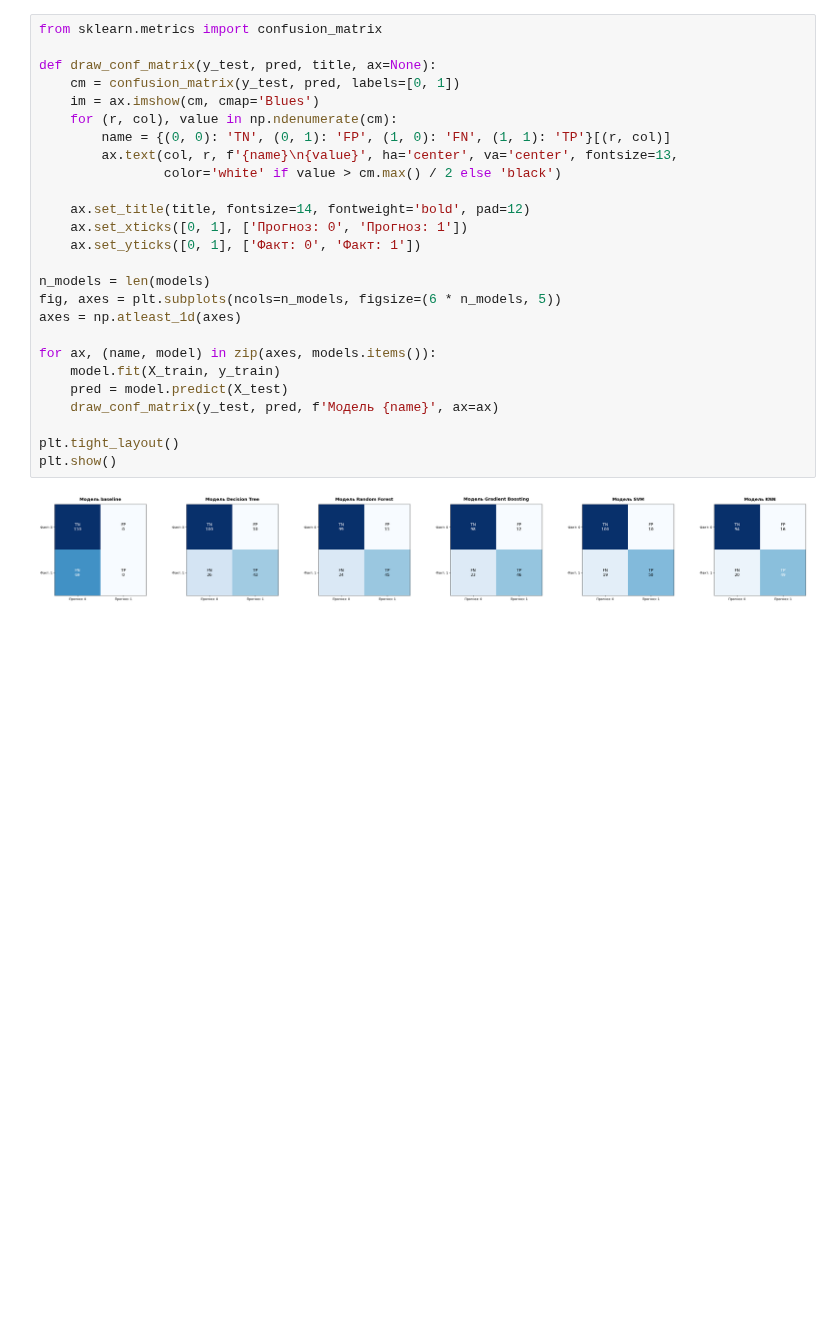
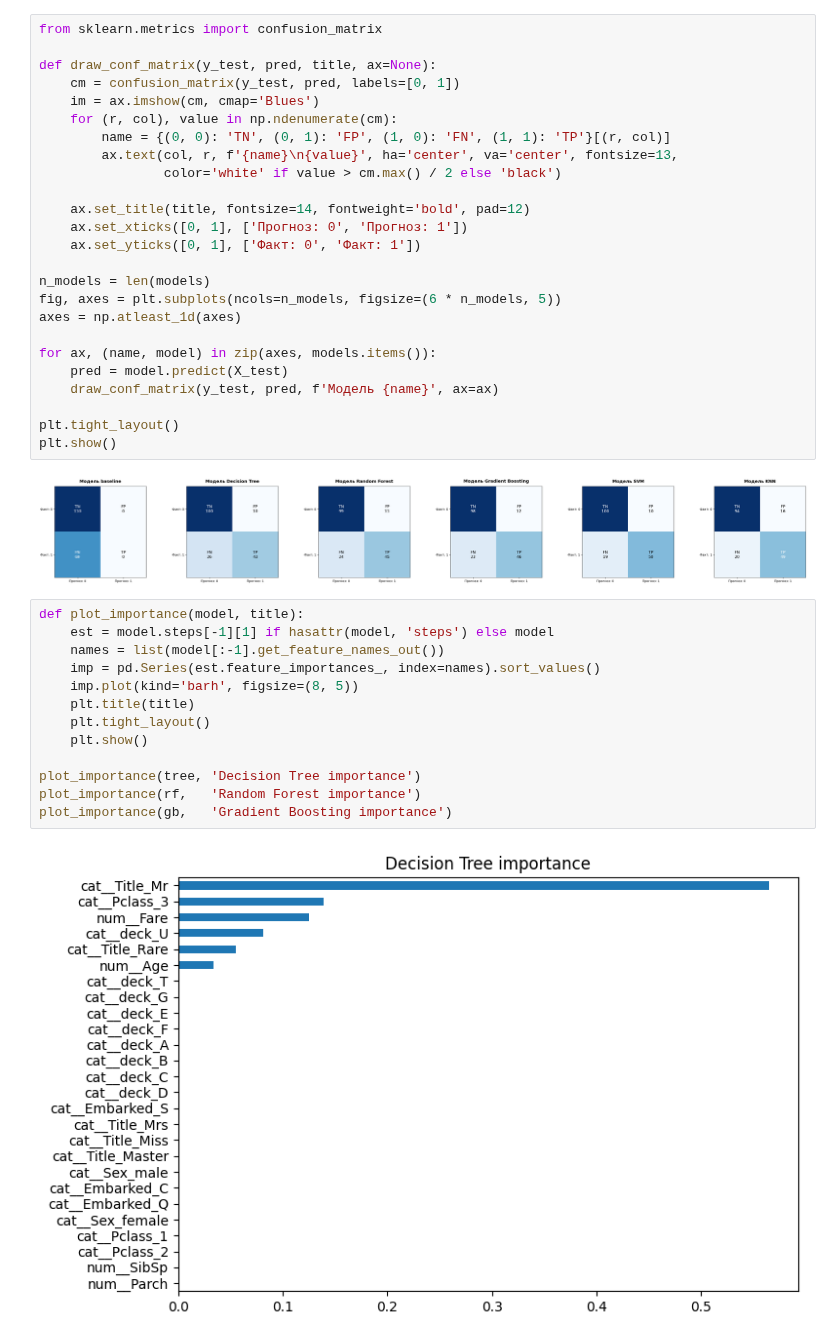
Before and after one commit to geori0/ml_labs, a Jupyter notebook: classification/lab02.ipynb, the cells around one changed output. Cells and saved outputs as stored; diff of their text form; blank space fills up the shorter version.

```diff
--- a/classification/lab02.ipynb
+++ b/classification/lab02.ipynb
@@ -284,7 +309,6 @@ fig, axes = plt.subplots(ncols=n_models, figsize=(6 * n_models, 5))
 axes = np.atleast_1d(axes)
 
 for ax, (name, model) in zip(axes, models.items()):
-    model.fit(X_train, y_train)
     pred = model.predict(X_test)
     draw_conf_matrix(y_test, pred, f'Модель {name}', ax=ax)
 
@@ -292,3 +316,18 @@ plt.tight_layout()
 plt.show()
 # %% [output]
 [figure]
+# %%
+def plot_importance(model, title):
+    est = model.steps[-1][1] if hasattr(model, 'steps') else model
+    names = list(model[:-1].get_feature_names_out())
+    imp = pd.Series(est.feature_importances_, index=names).sort_values()
+    imp.plot(kind='barh', figsize=(8, 5))
+    plt.title(title)
+    plt.tight_layout()
+    plt.show()
+
+plot_importance(tree, 'Decision Tree importance')
+plot_importance(rf,   'Random Forest importance')
+plot_importance(gb,   'Gradient Boosting importance')
+# %% [output]
+[figure, added]
```
Also changed, not shown: parts of 6 cells of this notebook.
